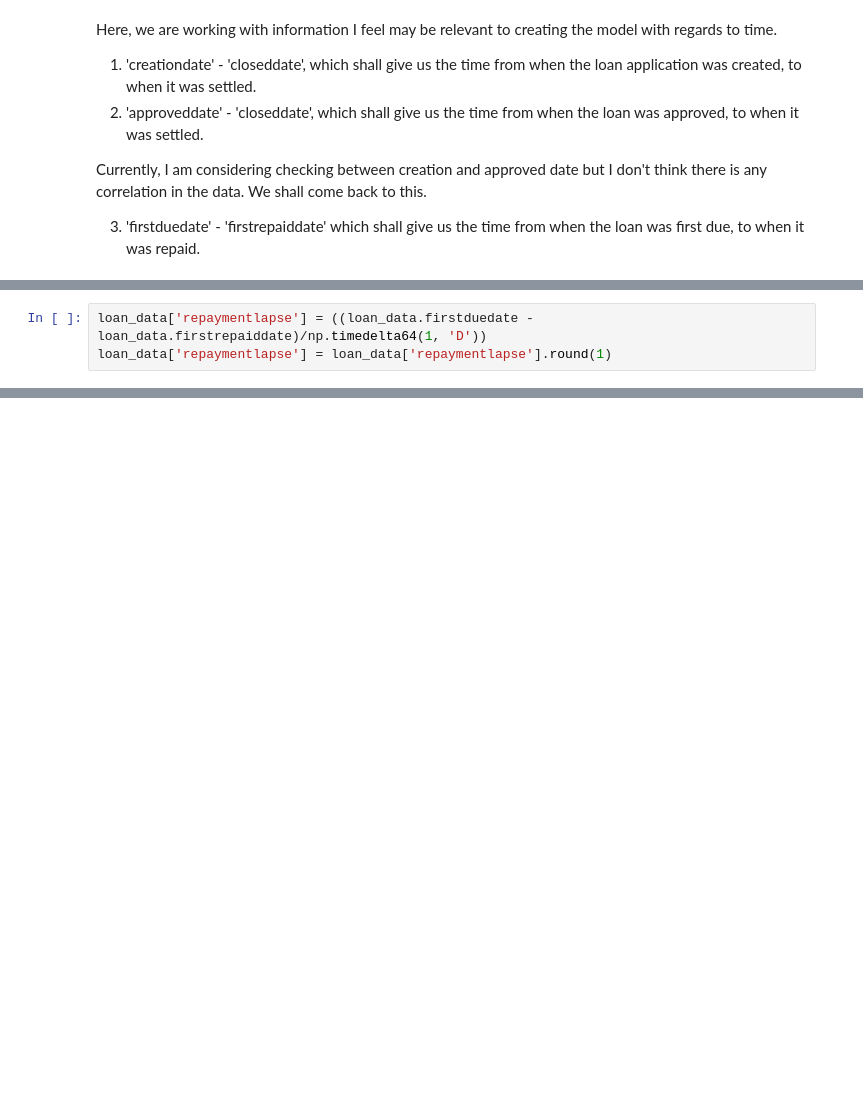
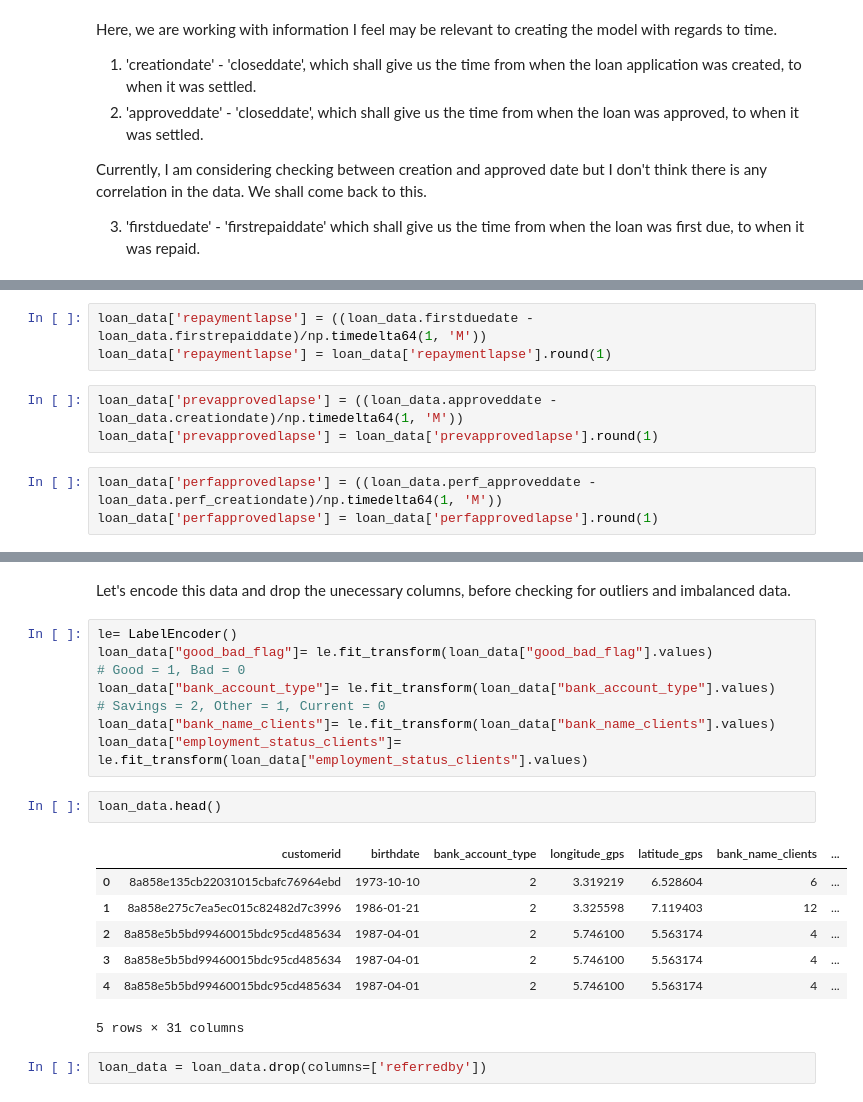
Before and after one commit to kakopo/loan-default-prediction-challenge-group-8, a Jupyter notebook: jupyter_notebook/data_analysis.ipynb, the cells around one changed output, grey strips where cells are left out. Cells and saved outputs as stored; diff of their text form; blank space fills up the shorter version.

```diff
--- a/jupyter_notebook/data_analysis.ipynb
+++ b/jupyter_notebook/data_analysis.ipynb
@@ -604,7 +613,13 @@ loan_data['approvedlapse'] = ((loan_data.closeddate - loan_data.approveddate)/np
 loan_data['approvedlapse'] = loan_data['approvedlapse'].round(1)
 # %%
-loan_data['repaymentlapse'] = ((loan_data.firstduedate - loan_data.firstrepaiddate)/np.timedelta64(1, 'D'))
+loan_data['repaymentlapse'] = ((loan_data.firstduedate - loan_data.firstrepaiddate)/np.timedelta64(1, 'M'))
 loan_data['repaymentlapse'] = loan_data['repaymentlapse'].round(1)
+# %%
+loan_data['prevapprovedlapse'] = ((loan_data.approveddate - loan_data.creationdate)/np.timedelta64(1, 'M'))
+loan_data['prevapprovedlapse'] = loan_data['prevapprovedlapse'].round(1)
+# %%
+loan_data['perfapprovedlapse'] = ((loan_data.perf_approveddate - loan_data.perf_creationdate)/np.timedelta64(1, 'M'))
+loan_data['perfapprovedlapse'] = loan_data['perfapprovedlapse'].round(1)
 # %%
 loan_data.head()
 # %% [output]
@@ -619,0 +641,22 @@ creationlapse and approvedlapse basically have the same data. We shall go with a
+# %% [markdown]
+Let's encode this data and drop the unecessary columns, before checking for outliers and imbalanced data.
+# %%
+le= LabelEncoder()
+loan_data["good_bad_flag"]= le.fit_transform(loan_data["good_bad_flag"].values)
+# Good = 1, Bad = 0
+loan_data["bank_account_type"]= le.fit_transform(loan_data["bank_account_type"].values)
+# Savings = 2, Other = 1, Current = 0
+loan_data["bank_name_clients"]= le.fit_transform(loan_data["bank_name_clients"].values)
+loan_data["employment_status_clients"]= le.fit_transform(loan_data["employment_status_clients"].values)
+# %%
+loan_data.head()
+# %% [output]
+|  | customerid | birthdate | bank_account_type | longitude_gps | latitude_gps | bank_name_clients | ... |
+| 0 | 8a858e135cb22031015cbafc76964ebd | 1973-10-10 | 2 | 3.319219 | 6.528604 | 6 | ... |
+| 1 | 8a858e275c7ea5ec015c82482d7c3996 | 1986-01-21 | 2 | 3.325598 | 7.119403 | 12 | ... |
+| 2 | 8a858e5b5bd99460015bdc95cd485634 | 1987-04-01 | 2 | 5.746100 | 5.563174 | 4 | ... |
+| 3 | 8a858e5b5bd99460015bdc95cd485634 | 1987-04-01 | 2 | 5.746100 | 5.563174 | 4 | ... |
+| 4 | 8a858e5b5bd99460015bdc95cd485634 | 1987-04-01 | 2 | 5.746100 | 5.563174 | 4 | ... |
+5 rows × 31 columns
+# %%
+loan_data = loan_data.drop(columns=['referredby'])
```
Also changed, not shown: parts of 11 cells of this notebook.
